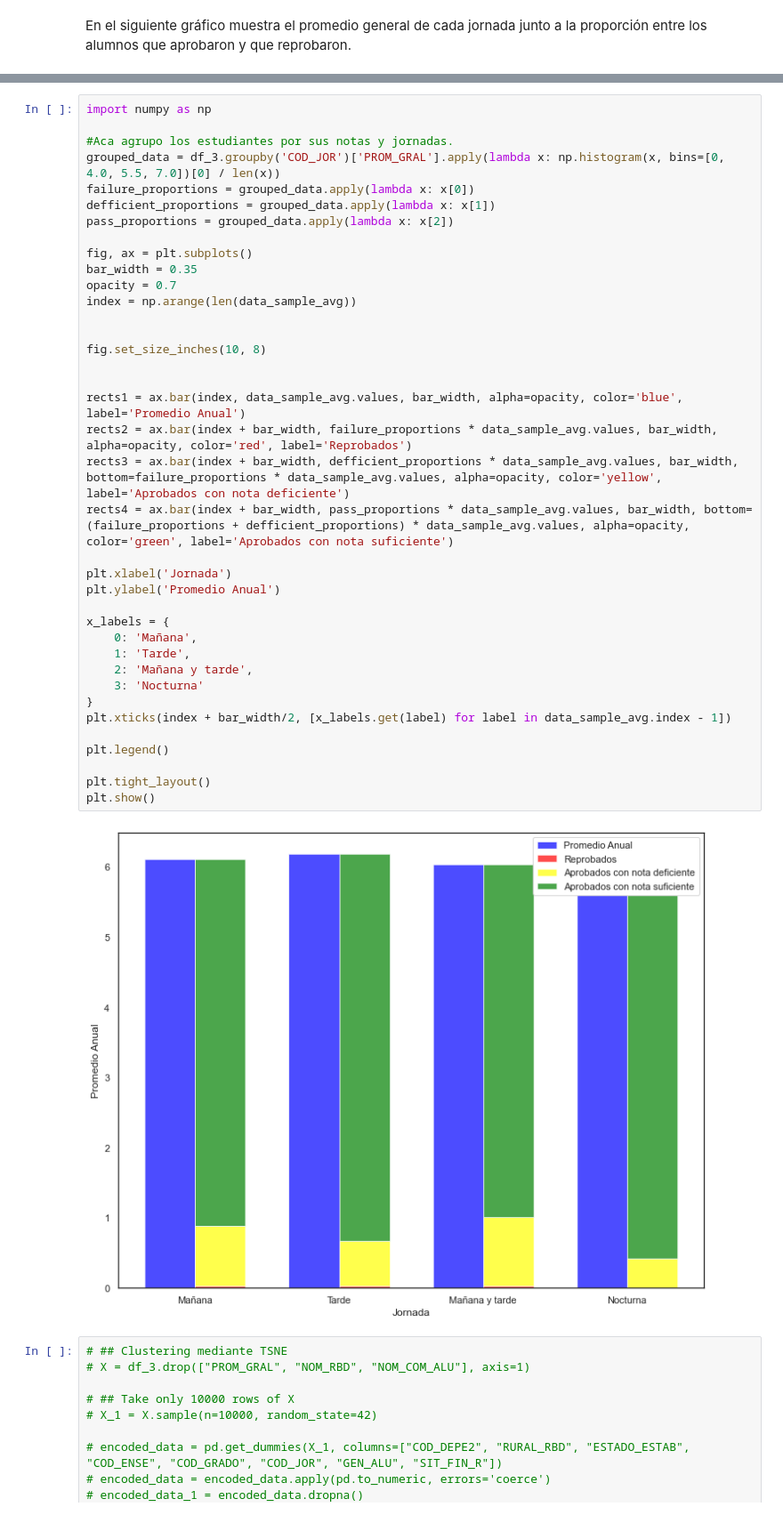
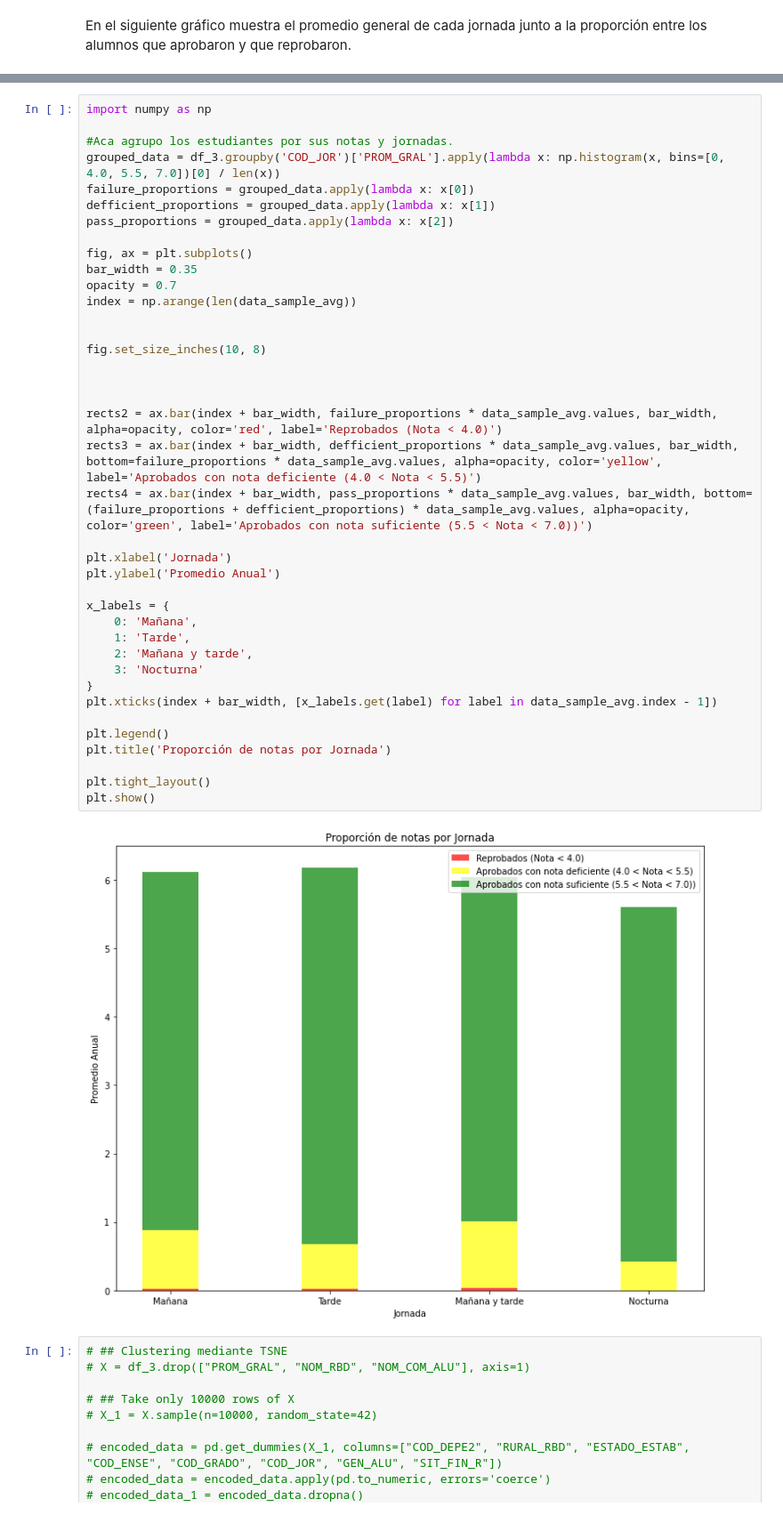
Before and after one commit to benja20029/IIC2433-Proyecto-Rendimiento-Academico, a Jupyter notebook: process_data.ipynb, the cells around one changed output, grey strips where cells are left out. Shown at 89% size. Saved outputs shown, nothing was run; the diff lists cells and outputs as text.

Commit message:
Visualización actualizada 🦔

```diff
--- a/process_data.ipynb
+++ b/process_data.ipynb
@@ -308,39 +343,40 @@ import numpy as np
 grouped_data = df_3.groupby('COD_JOR')['PROM_GRAL'].apply(lambda x: np.histogram(x, bins=[0, 4.0, 5.5, 7.0])[0] / len(x))
 failure_proportions = grouped_data.apply(lambda x: x[0])
 defficient_proportions = grouped_data.apply(lambda x: x[1])
 pass_proportions = grouped_data.apply(lambda x: x[2])
 
 fig, ax = plt.subplots()
 bar_width = 0.35
 opacity = 0.7
 index = np.arange(len(data_sample_avg))
 
 
 fig.set_size_inches(10, 8)
 
 
-rects1 = ax.bar(index, data_sample_avg.values, bar_width, alpha=opacity, color='blue', label='Promedio Anual')
-rects2 = ax.bar(index + bar_width, failure_proportions * data_sample_avg.values, bar_width, alpha=opacity, color='red', label='Reprobados')
-rects3 = ax.bar(index + bar_width, defficient_proportions * data_sample_avg.values, bar_width, bottom=failure_proportions * data_sample_avg.values, alpha=opacity, color='yellow', label='Aprobados con nota deficiente')
-rects4 = ax.bar(index + bar_width, pass_proportions * data_sample_avg.values, bar_width, bottom=(failure_proportions + defficient_proportions) * data_sample_avg.values, alpha=opacity, color='green', label='Aprobados con nota suficiente')
+
+rects2 = ax.bar(index + bar_width, failure_proportions * data_sample_avg.values, bar_width, alpha=opacity, color='red', label='Reprobados (Nota < 4.0)')
+rects3 = ax.bar(index + bar_width, defficient_proportions * data_sample_avg.values, bar_width, bottom=failure_proportions * data_sample_avg.values, alpha=opacity, color='yellow', label='Aprobados con nota deficiente (4.0 < Nota < 5.5)')
+rects4 = ax.bar(index + bar_width, pass_proportions * data_sample_avg.values, bar_width, bottom=(failure_proportions + defficient_proportions) * data_sample_avg.values, alpha=opacity, color='green', label='Aprobados con nota suficiente (5.5 < Nota < 7.0))')
 
 plt.xlabel('Jornada')
 plt.ylabel('Promedio Anual')
 
 x_labels = {
     0: 'Mañana',
     1: 'Tarde',
     2: 'Mañana y tarde',
     3: 'Nocturna'
 }
-plt.xticks(index + bar_width/2, [x_labels.get(label) for label in data_sample_avg.index - 1])
+plt.xticks(index + bar_width, [x_labels.get(label) for label in data_sample_avg.index - 1])
 
 plt.legend()
+plt.title('Proporción de notas por Jornada')
 
 plt.tight_layout()
 plt.show()
 # %% [output]
-[figure, old version]
+[figure, new version]
 # %%
 # ## Clustering mediante TSNE
 # X = df_3.drop(["PROM_GRAL", "NOM_RBD", "NOM_COM_ALU"], axis=1)
```
Also changed, not shown: parts of 4 cells of this notebook.
